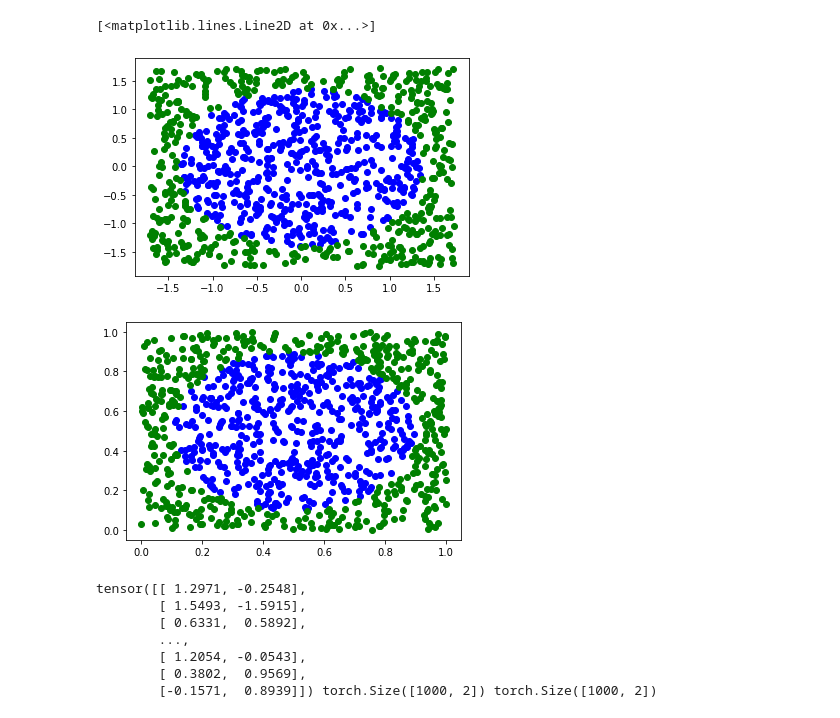
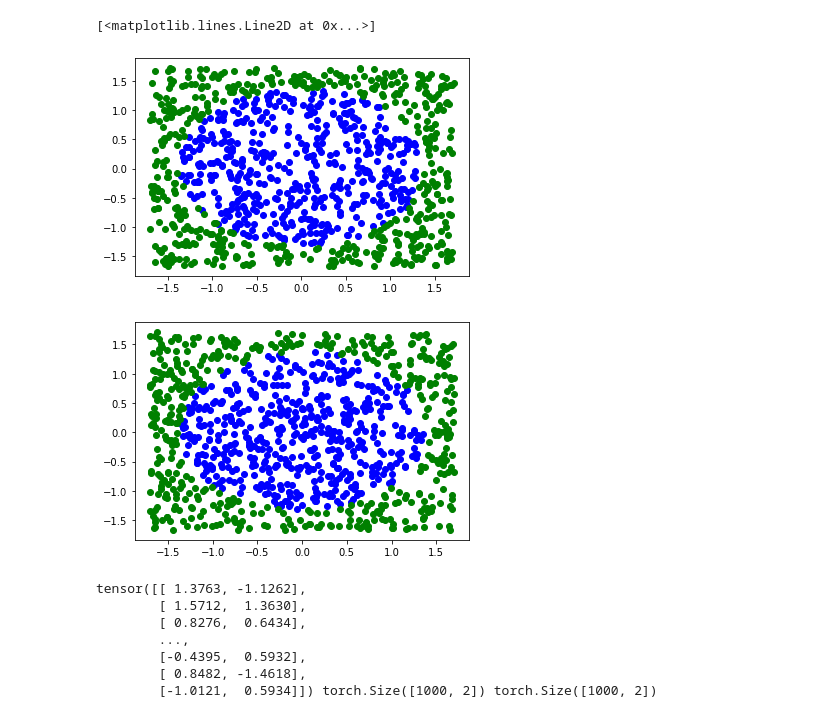
Before and after one commit to gbossy/DL_miniproj, a Jupyter notebook: Project2/First_try_complete_batch_sigmoid_relu.ipynb, the cells around one changed output. Drawn from its saved outputs; the diff is of its cells as text; code cells hidden in the pictures.

```diff
--- a/Project2/First_try_complete_batch_sigmoid_relu.ipynb
+++ b/Project2/First_try_complete_batch_sigmoid_relu.ipynb
@@ -343,43 +353,47 @@ x.grad, loss_h.backward(), abs(x.grad - loss_h.backward()).max()
 # %%
 def generate_disc_set(nb):
     input_ = torch.rand(nb, 2)
     target = (input_-0.5).pow(2).sum(1).sub(1 / (math.pi*2)).sign().add(1).div(2).long()
     return input_, target
 train_data, train_target= generate_disc_set(1000)
 test_data,  test_target = generate_disc_set(1000)
 
 train_target= 1 - train_target
 test_target = 1 - test_target
 
-#
-train_data-=train_data.mean(0)
-train_data/=train_data.std(0)
+#normalization
+m=train_data.mean(0)
+train_data-=m
+std=train_data.std(0)
+train_data/=std
+test_data-=m
+test_data/=std
 
 import matplotlib.pyplot as plt
 %matplotlib inline
 
 fig = plt.figure()
 plt.plot(train_data[:,0][train_target==1], train_data[:,1][train_target==1],'bo')
 plt.plot(train_data[:,0][train_target!=1], train_data[:,1][train_target!=1],'go')
 
 fig = plt.figure()
 plt.plot(test_data[:,0][test_target==1], test_data[:,1][test_target==1],'bo')
 plt.plot(test_data[:,0][test_target!=1], test_data[:,1][test_target!=1],'go')
 # %% [output]
 [<matplotlib.lines.Line2D at 0x...>]
-[figure, old version]
+[figure, new version]
-[figure, old version]
+[figure, new version]
 # %%
 #output_data = 2*output_data -1
 print(train_data, train_data.shape, test_data.shape)
 # %% [output]
-tensor([[ 1.2971, -0.2548],
-        [ 1.5493, -1.5915],
-        [ 0.6331,  0.5892],
+tensor([[ 1.3763, -1.1262],
+        [ 1.5712,  1.3630],
+        [ 0.8276,  0.6434],
         ...,
-        [ 1.2054, -0.0543],
-        [ 0.3802,  0.9569],
-        [-0.1571,  0.8939]]) torch.Size([1000, 2]) torch.Size([1000, 2])
+        [-0.4395,  0.5932],
+        [ 0.8482, -1.4618],
+        [-1.0121,  0.5934]]) torch.Size([1000, 2]) torch.Size([1000, 2])
 # %%
 #we should use one hot label embedding with MSELoss. Hence it is necessary to implement a Softmax
 #Maybe we should also implement CrossEntropyLoss
```
Also changed, not shown: parts of 14 cells of this notebook.
